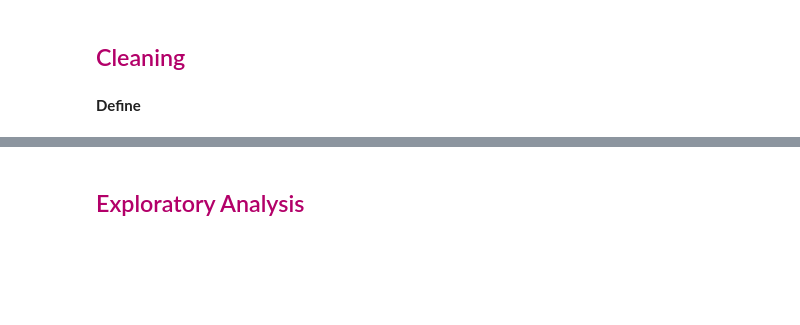
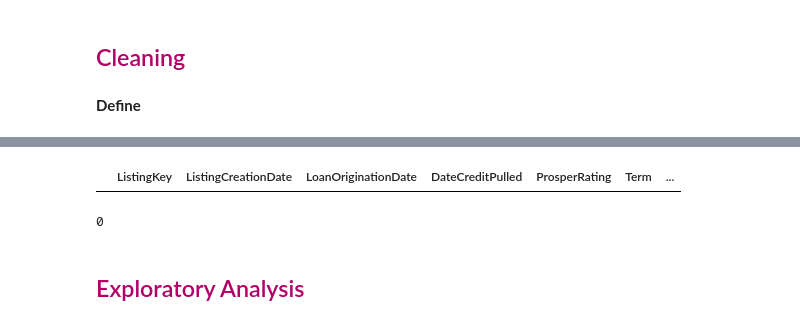
Before and after one commit to jovanmedfordDataAnalyst/loan-data-from-prosper, a Jupyter notebook: loan-analysis.ipynb, the cells around one changed output, grey strips where cells are left out. Cells and saved outputs as stored; diff of their text form; code cells hidden in the pictures; blank space fills up the shorter version.

Commit message:
chore: Clean the ListingCreationDate to datetime

```diff
--- a/loan-analysis.ipynb
+++ b/loan-analysis.ipynb
@@ -145,0 +151,2 @@ Name: LoanStatus, dtype: int64
+# %%
+loans2 = loans.copy()
@@ -146,3 +162,20 @@ Name: LoanStatus, dtype: int64
+# %%
+def truncate_extra(row):
+    if len(row.ListingCreationDate)==29:
+        return row.ListingCreationDate[:-10]
+    else:
+        return row.ListingCreationDate
+# %%
+#Since this is empty, we have successfully truncated our strings
+loans2.ListingCreationDate = loans2.apply(truncate_extra,axis=1)
+loans2[loans2.ListingCreationDate.str.len()!=19]
+# %% [output]
+|  | ListingKey | ListingCreationDate | LoanOriginationDate | DateCreditPulled | ProsperRating | Term | ... |
+# %%
+loans2[loans2.ListingCreationDate.str.len()!=19]['ListingCreationDate']
+loans2.ListingCreationDate = loans2.ListingCreationDate.apply(lambda x: datetime.datetime.strptime(x, "%Y-%m-%d %H:%M:%S"))
+# %% [output]
+0
 # %% [markdown]
 ## <font color=#b30069> Exploratory Analysis </font>
 # %% [markdown]
```
Also changed, not shown: parts of 4 cells of this notebook.
